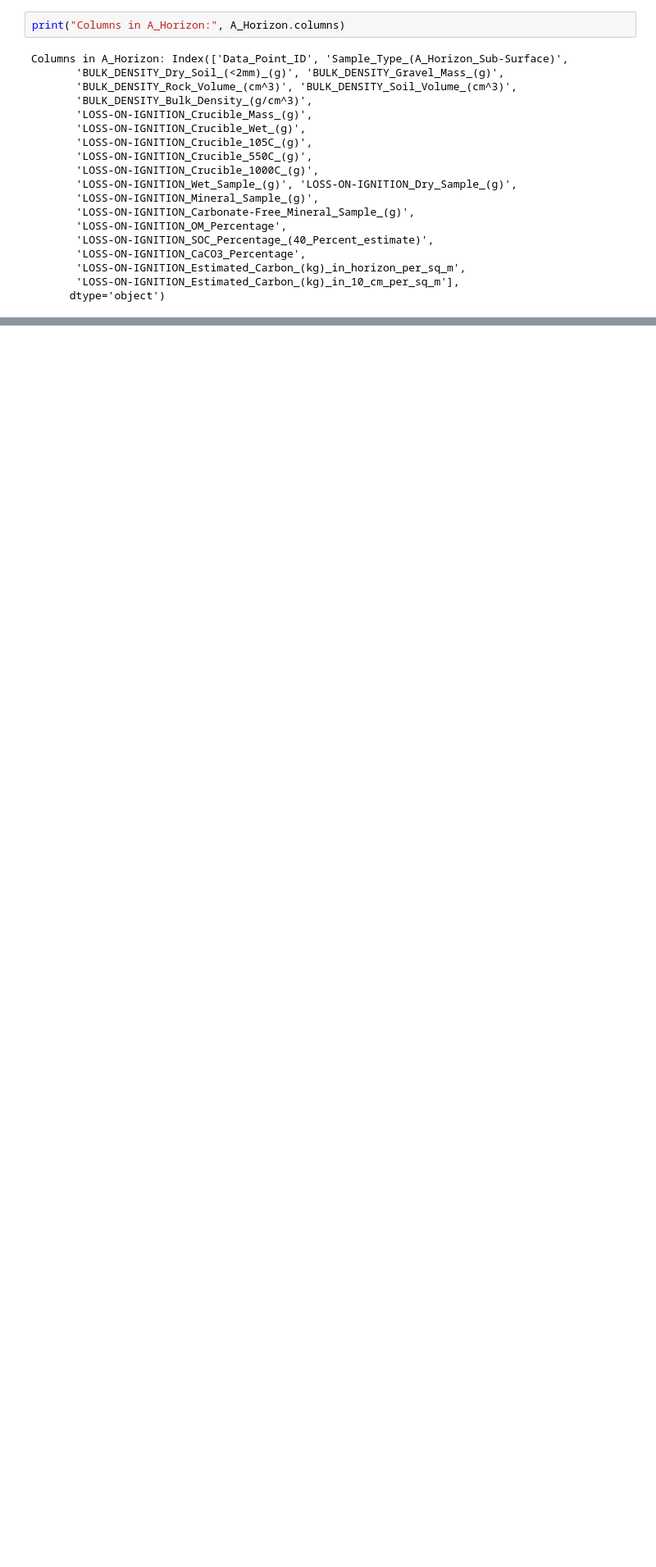
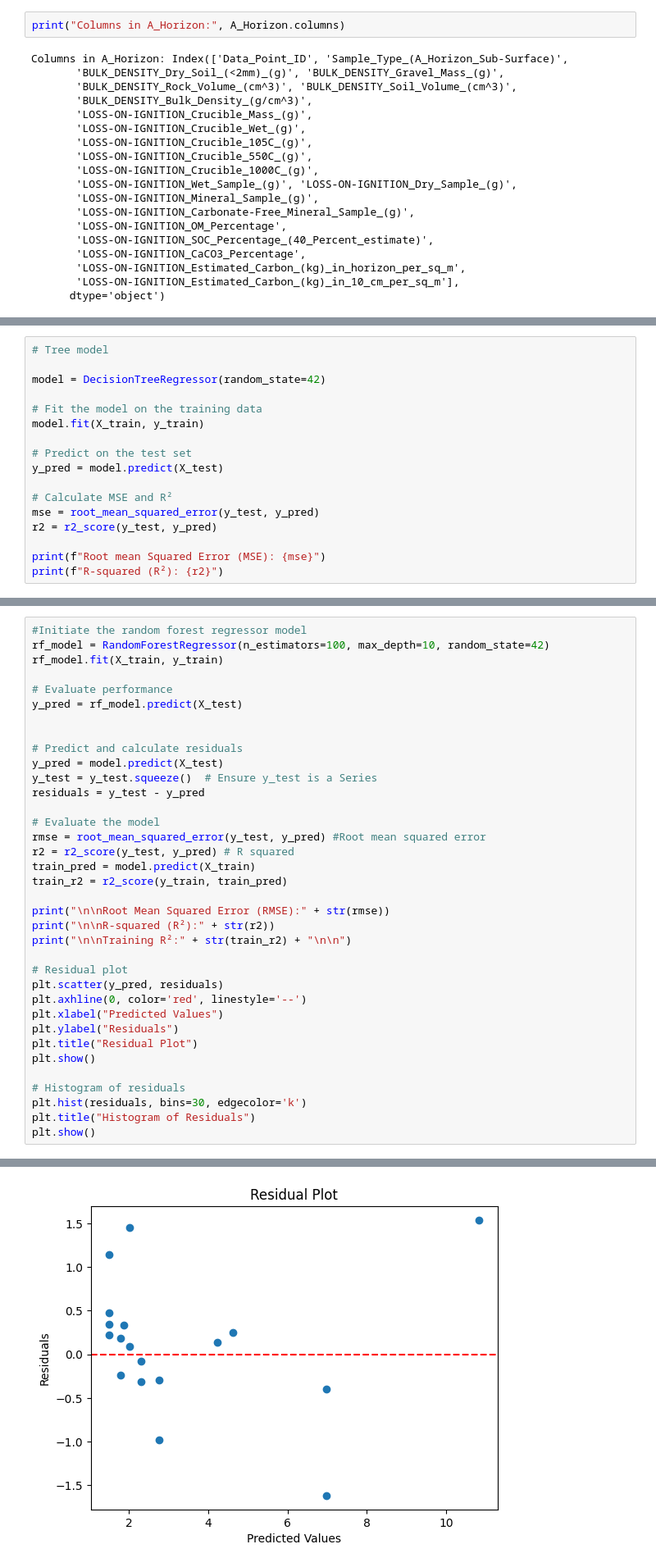
Before and after one commit to lilusmith/Data151-Project, a Jupyter notebook: DATA_151_Project.ipynb, the cells around one changed output, grey strips where cells are left out. Shown at 82% size. Saved outputs shown, nothing was run; the diff lists cells and outputs as text; blank space fills up the shorter version.

```diff
--- a/DATA_151_Project.ipynb
+++ b/DATA_151_Project.ipynb
@@ -654,0 +740,17 @@ Columns in A_Horizon: Index(['Data_Point_ID', 'Sample_Type_(A_Horizon_Sub-Surfac
+# %%
+# Tree model
+
+model = DecisionTreeRegressor(random_state=42)
+
+# Fit the model on the training data
+model.fit(X_train, y_train)
+
+# Predict on the test set
+y_pred = model.predict(X_test)
+
+# Calculate MSE and R²
+mse = root_mean_squared_error(y_test, y_pred)
+r2 = r2_score(y_test, y_pred)
+
+print(f"Root mean Squared Error (MSE): {mse}")
+print(f"R-squared (R²): {r2}")
@@ -654,0 +768,37 @@ Columns in A_Horizon: Index(['Data_Point_ID', 'Sample_Type_(A_Horizon_Sub-Surfac
+# %%
+#Initiate the random forest regressor model
+rf_model = RandomForestRegressor(n_estimators=100, max_depth=10, random_state=42)
+rf_model.fit(X_train, y_train)
+
+# Evaluate performance
+y_pred = rf_model.predict(X_test)
+
+
+# Predict and calculate residuals
+y_pred = model.predict(X_test)
+y_test = y_test.squeeze()  # Ensure y_test is a Series
+residuals = y_test - y_pred
+
+# Evaluate the model
+rmse = root_mean_squared_error(y_test, y_pred) #Root mean squared error
+r2 = r2_score(y_test, y_pred) # R squared
+train_pred = model.predict(X_train)
+train_r2 = r2_score(y_train, train_pred)
+
+print("\n\nRoot Mean Squared Error (RMSE):" + str(rmse))
+print("\n\nR-squared (R²):" + str(r2))
+print("\n\nTraining R²:" + str(train_r2) + "\n\n")
+
+# Residual plot
+plt.scatter(y_pred, residuals)
+plt.axhline(0, color='red', linestyle='--')
+plt.xlabel("Predicted Values")
+plt.ylabel("Residuals")
+plt.title("Residual Plot")
+plt.show()
+
+# Histogram of residuals
+plt.hist(residuals, bins=30, edgecolor='k')
+plt.title("Histogram of Residuals")
+plt.show()
+# %% [output]
@@ -654,0 +812 @@ Columns in A_Horizon: Index(['Data_Point_ID', 'Sample_Type_(A_Horizon_Sub-Surfac
+[figure, added]
```
Also changed, not shown: parts of 32 cells of this notebook.
